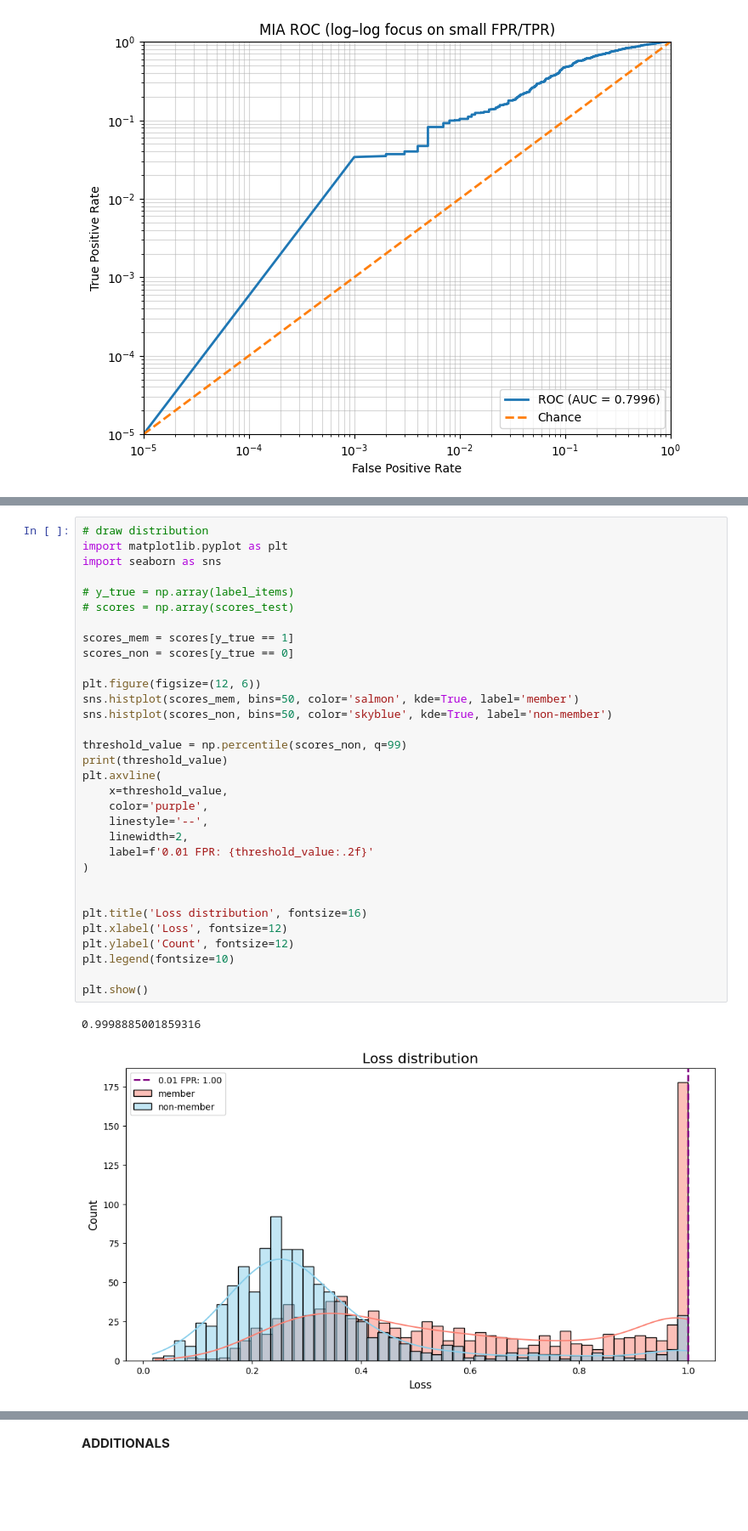
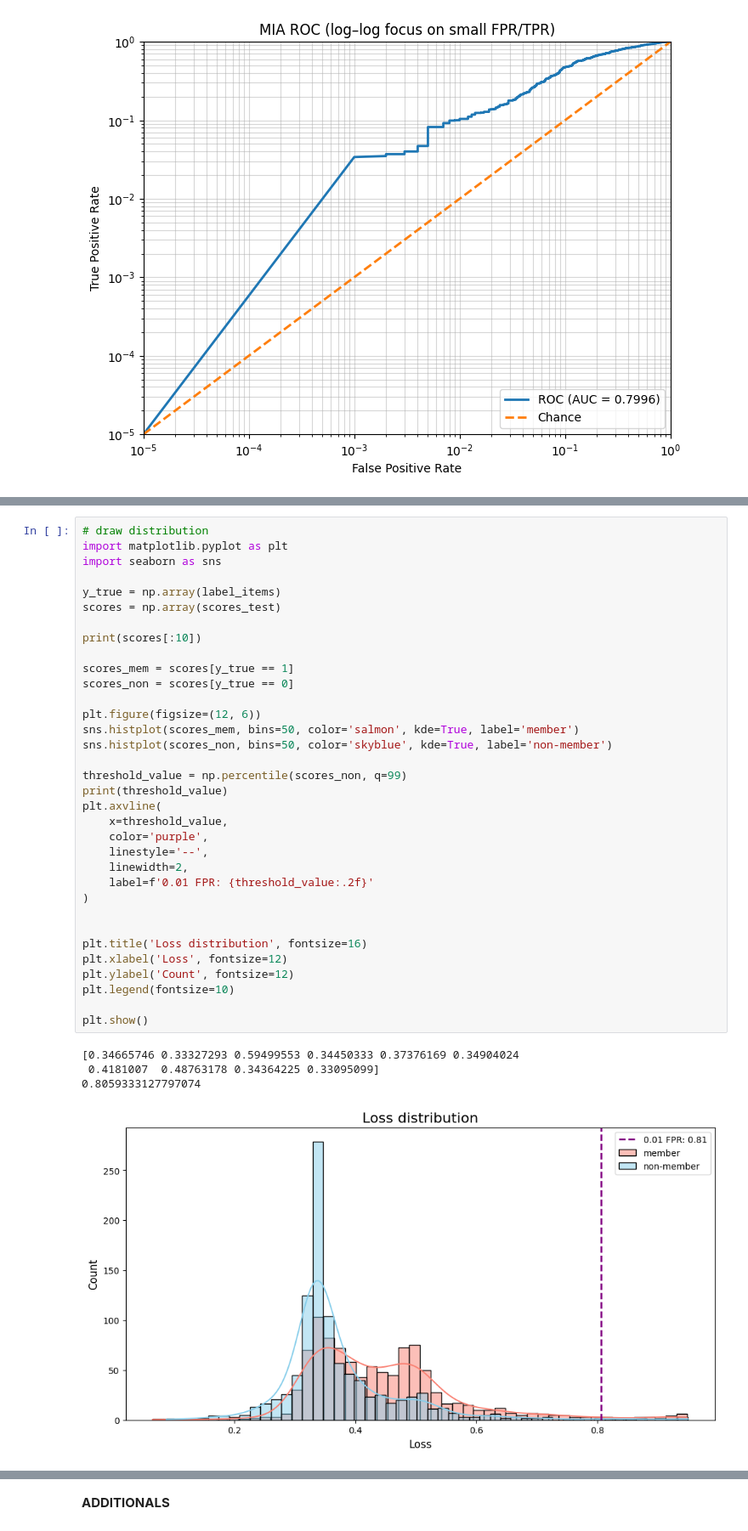
Before and after one commit to SuperMusey/FoundationOfPrivacy, a Jupyter notebook: MIA_phase2_3.ipynb, the cells around one changed output, grey strips where cells are left out. Shown at 85% size. Cells and saved outputs as stored; diff of their text form; blank space fills up the shorter version.

```diff
--- a/MIA_phase2_3.ipynb
+++ b/MIA_phase2_3.ipynb
@@ -220,37 +260,41 @@ plt.show()
 # draw distribution
 import matplotlib.pyplot as plt
 import seaborn as sns
 
-# y_true = np.array(label_items)
-# scores = np.array(scores_test)
+y_true = np.array(label_items)
+scores = np.array(scores_test)
+
+print(scores[:10])
 
 scores_mem = scores[y_true == 1]
 scores_non = scores[y_true == 0]
 
 plt.figure(figsize=(12, 6))
 sns.histplot(scores_mem, bins=50, color='salmon', kde=True, label='member')
 sns.histplot(scores_non, bins=50, color='skyblue', kde=True, label='non-member')
 
 threshold_value = np.percentile(scores_non, q=99)
 print(threshold_value)
 plt.axvline(
     x=threshold_value,
     color='purple',
     linestyle='--',
     linewidth=2,
     label=f'0.01 FPR: {threshold_value:.2f}'
 )
 
 
 plt.title('Loss distribution', fontsize=16)
 plt.xlabel('Loss', fontsize=12)
 plt.ylabel('Count', fontsize=12)
 plt.legend(fontsize=10)
 
 plt.show()
 # %% [output]
-0.9998885001859316
+[0.34665746 0.33327293 0.59499553 0.34450333 0.37376169 0.34904024
+ 0.4181007  0.48763178 0.34364225 0.33095099]
+0.8059333127797074
-[figure, old version]
+[figure, new version]
 # %%
 # draw ROC curve and attach the figure in the report
 plt.figure(figsize=(8, 6))
```
Also changed, not shown: parts of 7 cells of this notebook.
